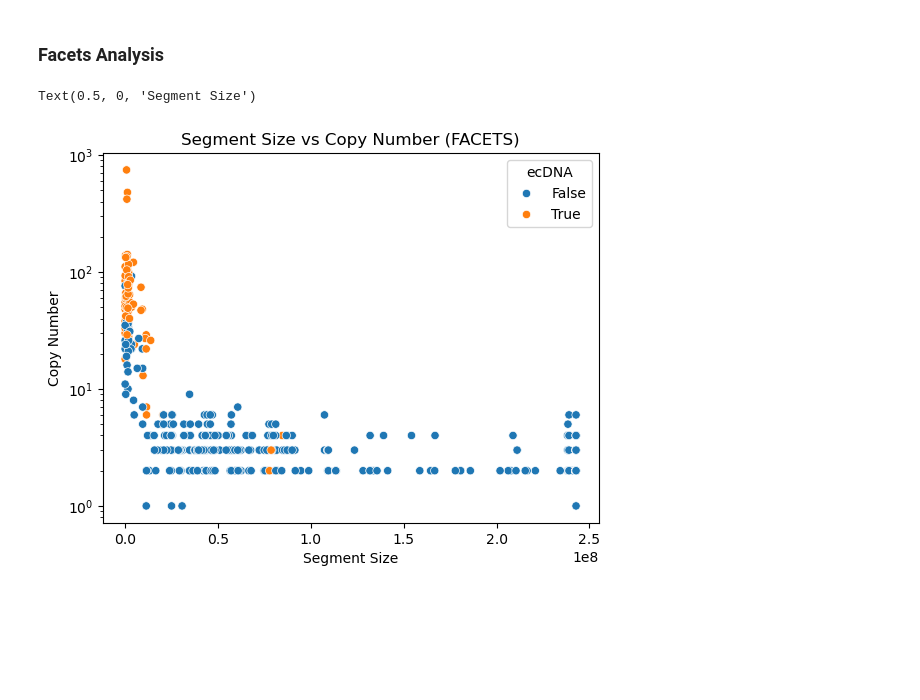
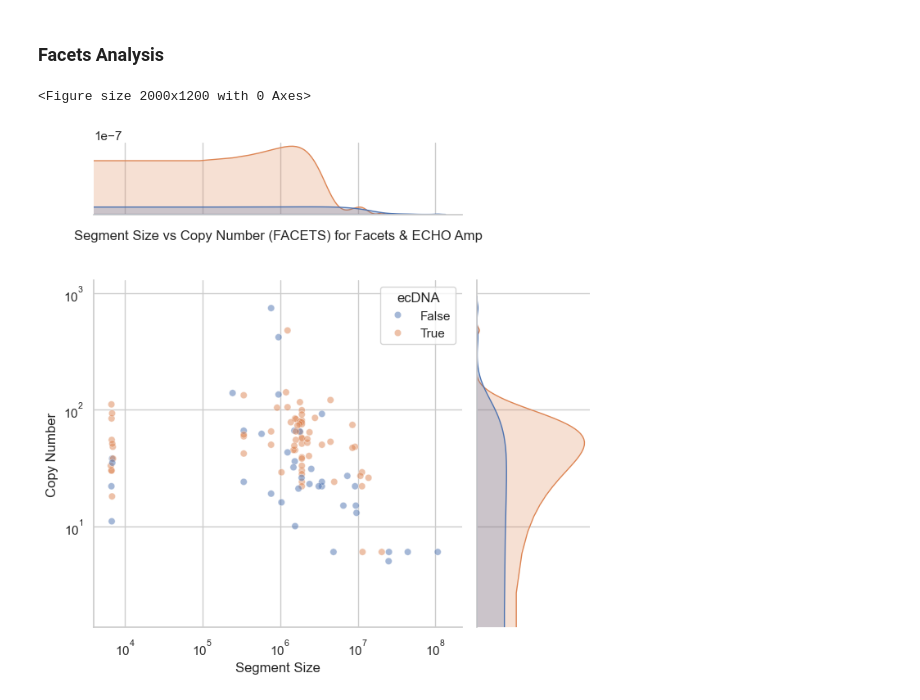
Before and after one commit to mskcc/Penguin, a Jupyter notebook: scripts/notebooks/case_study.ipynb, the cells around one changed output. Drawn from its saved outputs; the diff is of its cells as text; code cells hidden in the pictures; blank space fills up the shorter version.

```diff
--- a/scripts/notebooks/case_study.ipynb
+++ b/scripts/notebooks/case_study.ipynb
@@ -161,30 +167,61 @@ for i, row in facets.iterrows() :
+# %%
+# create dictionaries for segment lengths and which samples are amplified
+segment_lengths = {}
+facets_amps = {}
+for i, row in facets.iterrows() :
+    if isinstance(row['cn_state'], str) :
+        segment_lengths[row['sample']] = row['seg_length']
+        if "AMP" in row['cn_state'] :
+            facets_amps[row['sample']] = True
 # %%
+# Make a dataframe to analyze
 facets_lengths_df = facets[['sample', 'seg_length', 'tcn']]
 
-
+# These are the samples to use
 ctype_sampleIds = {}
+# These are for labeling ecDNA pos and neg (to get rid of na ones)
 ecDNA_pos = {}
+ecDNA_neg = {}
 for i, row in echo_ctype.iterrows() :
     if row[analysis_type] == cancerTypeToStudy :
         ctype_sampleIds[row['tumorSampleId']] = True
-        if row['ecDNA_status'] == 'ecDNA' :
-            ecDNA_pos[row['tumorSampleId']] = True
+        if row['tumorSampleId'] in facets_amps :
+            if row['ecDNA_status'] == 'ecDNA' :
+                ecDNA_pos[row['tumorSampleId']] = True
+            if row['ecDNA_status'] == 'non-ecDNA' :
+                ecDNA_neg[row['tumorSampleId']] = True
 facets_lengths_df = facets_lengths_df[facets_lengths_df['sample'].isin(ctype_sampleIds)]
 # %%
-facets_lengths_df['ecDNA'] = False
+# Label the ones that are not called na
+facets_lengths_df['ecDNA'] = np.nan
 
 for i, row in facets_lengths_df.iterrows() :
     if row['sample'] in ecDNA_pos :
         facets_lengths_df.loc[i, 'ecDNA'] = True
+    if row['sample'] in ecDNA_neg :
+        facets_lengths_df.loc[i, 'ecDNA'] = False
 # %%
 import seaborn as sns
+
+# Remove non facets amplified and non ECHO amplified
 facets_lengths_df_nona = facets_lengths_df.dropna()
 
-sns.scatterplot(x = 'seg_length', y = 'tcn', hue = 'ecDNA', data = facets_lengths_df_nona)
-plt.yscale('log')
-plt.title("Segment Size vs Copy Number (FACETS)")
+plt.figure(figsize=(20, 12))
+sns.set(style = 'whitegrid')
+g = sns.jointplot(x = 'seg_length', y = 'tcn', hue = 'ecDNA', data = facets_lengths_df_nona, height=7, ratio=3, space=0, kind = 'scatter', alpha = 0.5)
+g.ax_joint.set_yscale('log')
+g.ax_joint.set_xscale('log')
+
+g.ax_joint.set_xlim(left = 0)
+g.ax_joint.set_title('Segment Size vs Copy Number (FACETS) for Facets & ECHO Amp', y=1.1)
+
 plt.ylabel("Copy Number")
+plt.subplots_adjust(top=0.9)
+
 plt.xlabel("Segment Size")
+
+plt.tight_layout()
+plt.show()
 # %% [output]
-Text(0.5, 0, 'Segment Size')
+<Figure size 2000x1200 with 0 Axes>
-[figure, old version]
+[figure, new version]
```
Also changed, not shown: parts of 7 cells of this notebook, 2 other files.
